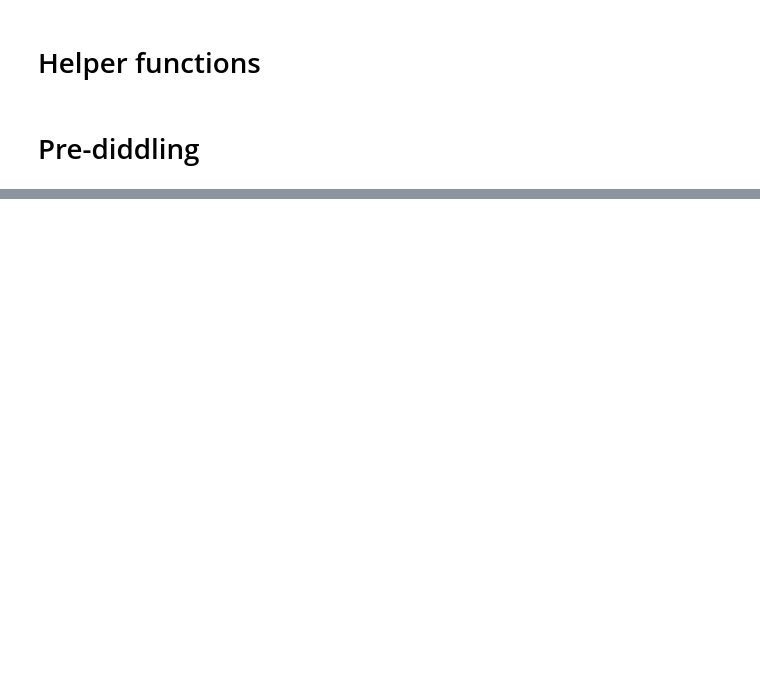
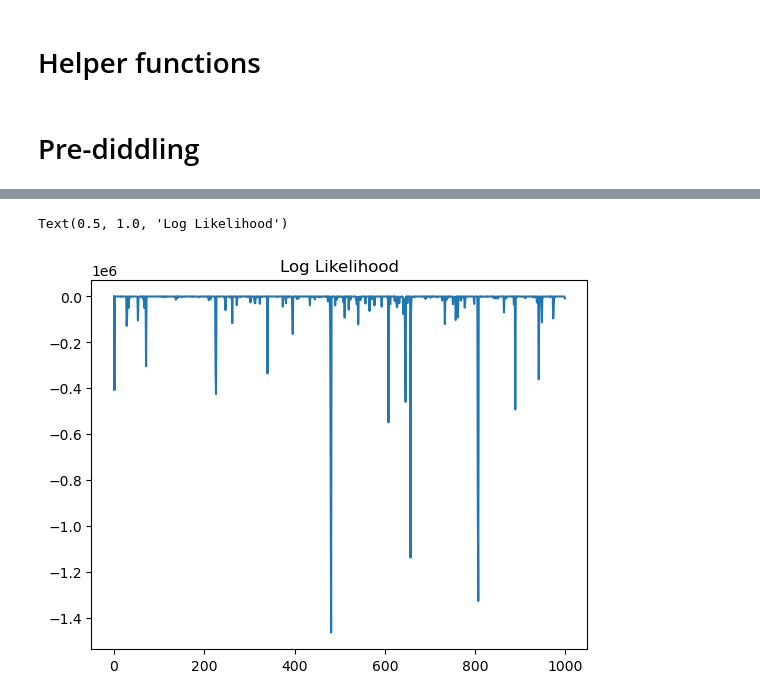
Before and after one commit to ABesginow/LaplaceKernelSearch, a Jupyter notebook: exploration_tests/linear.ipynb, the cells around one changed output, grey strips where cells are left out. Saved outputs shown, nothing was run; the diff lists cells and outputs as text; code cells hidden in the pictures; blank space fills up the shorter version.

```diff
--- a/exploration_tests/linear.ipynb
+++ b/exploration_tests/linear.ipynb
@@ -349,0 +364,6 @@ draws
+# %%
+plt.plot(MC_log['manual lp list'])
+plt.title("Log Likelihood")
+# %% [output]
+Text(0.5, 1.0, 'Log Likelihood')
+[figure, added]
```
Also changed, not shown: parts of 12 cells of this notebook.
